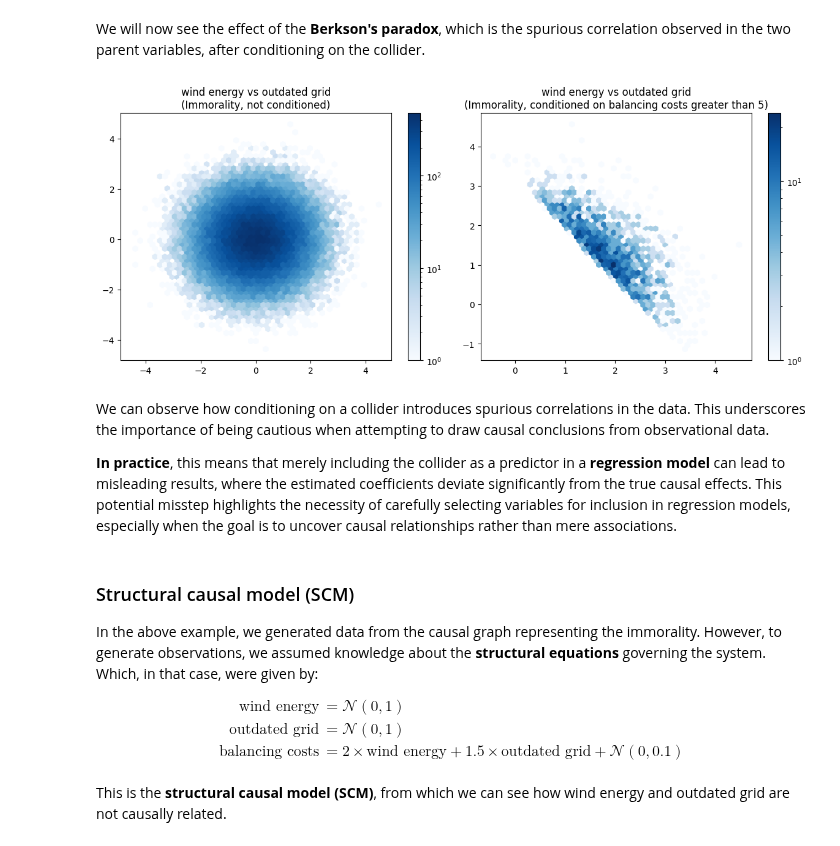
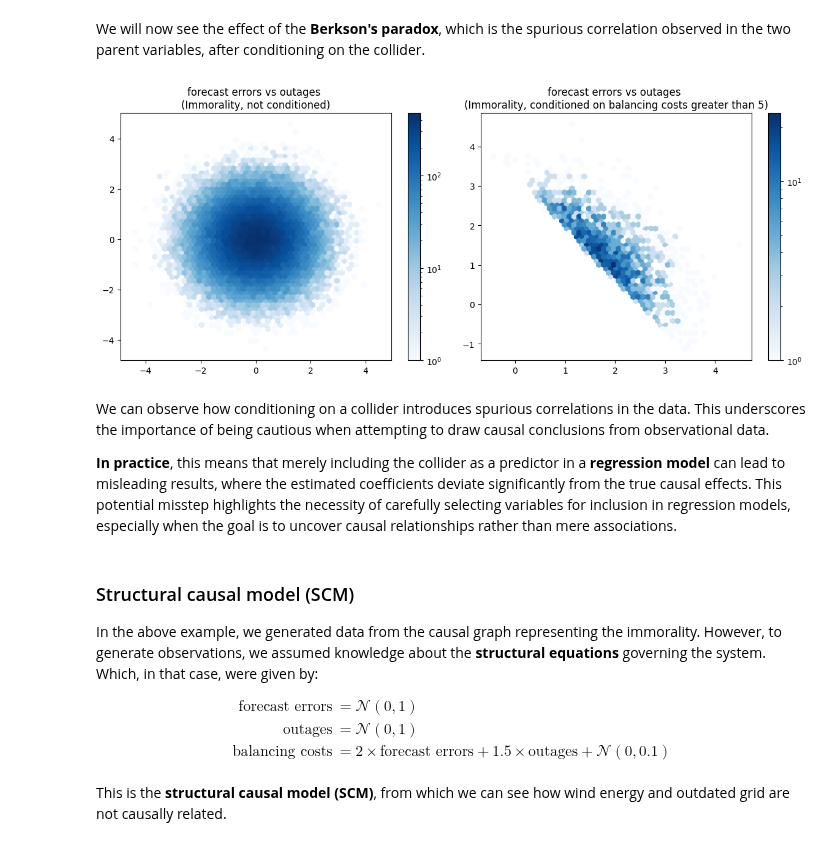
Before and after one commit to dcacciarelli/my-causality-book, a Jupyter notebook: _build/jupyter_execute/notebooks/basic_dag_structures.ipynb, the cells around one changed output. Cells and saved outputs as stored; diff of their text form; code cells hidden in the pictures.

```diff
--- a/_build/jupyter_execute/notebooks/basic_dag_structures.ipynb
+++ b/_build/jupyter_execute/notebooks/basic_dag_structures.ipynb
@@ -64,37 +54,37 @@ We will now see the effect of the **Berkson's paradox**, which is the spurious c
 # %%
 import pandas as pd
 import matplotlib.pyplot as plt
 %matplotlib inline
 import seaborn as sns
 
 # Set the random seed for reproducibility
 np.random.seed(42)
 
 # Generate data for the Immorality example
 n = 100000
-wind_energy = np.random.normal(0, 1, n)
-outdated_grid = np.random.normal(0, 1, n)
-balancing_costs = 2 * wind_energy + 1.5 * outdated_grid + np.random.normal(0, .1, n)  # the collider
+forecast_errors = np.random.normal(0, 1, n)
+outages = np.random.normal(0, 1, n)
+balancing_costs = 2 * forecast_errors + 1.5 * outages + np.random.normal(0, .1, n)  # the collider
 
-data_immorality = pd.DataFrame({'wind energy': wind_energy, 'outdated grid': outdated_grid, 'balancing costs': balancing_costs})
+data_immorality = pd.DataFrame({'forecast errors': forecast_errors, 'outages': outages, 'balancing costs': balancing_costs})
 
 # Setting up the plots
 fig, axes = plt.subplots(1, 2, figsize=(12, 5))
 
 # All the data
-hb1 = axes[0].hexbin(data_immorality['wind energy'], data_immorality['outdated grid'], gridsize=50, cmap='Blues', bins='log')
+hb1 = axes[0].hexbin(data_immorality['forecast errors'], data_immorality['outages'], gridsize=50, cmap='Blues', bins='log')
 cb1 = fig.colorbar(hb1, ax=axes[0])
-axes[0].set_title('wind energy vs outdated grid\n(Immorality, not conditioned)')
+axes[0].set_title('forecast errors vs outages \n(Immorality, not conditioned)')
 
 # After conditioning
 data_immorality_conditioned = data_immorality[data_immorality['balancing costs'] >= 5]
-hb2 = axes[1].hexbin(data_immorality_conditioned['wind energy'], data_immorality_conditioned['outdated grid'], gridsize=50, cmap='Blues', bins='log')
+hb2 = axes[1].hexbin(data_immorality_conditioned['forecast errors'], data_immorality_conditioned['outages'], gridsize=50, cmap='Blues', bins='log')
 cb2 = fig.colorbar(hb2, ax=axes[1])
-axes[1].set_title('wind energy vs outdated grid\n(Immorality, conditioned on balancing costs greater than 5)')
+axes[1].set_title('forecast errors vs outages \n(Immorality, conditioned on balancing costs greater than 5)')
 
 plt.tight_layout()
 # %% [output]
-[figure, old version]
+[figure, new version]
 # %% [markdown]
 We can observe how conditioning on a collider introduces spurious correlations in the data. This underscores the importance of being cautious when attempting to draw causal conclusions from observational data.
 
@@ -105,9 +95,9 @@ We can observe how conditioning on a collider introduces spurious correlations i
 In the above example, we generated data from the causal graph representing the immorality. However, to generate observations, we assumed knowledge about the **structural equations** governing the system. Which, in that case, were given by:
 
 \begin{align}
-    \text{wind energy} &= \mathcal{N}(0,1) \\
-    \text{outdated grid} &= \mathcal{N}(0,1) \\
-    \text{balancing costs} &= 2 \times \text{wind energy} + 1.5 \times \text{outdated grid} + \mathcal{N}(0, 0.1) \\
+    \text{forecast errors} &= \mathcal{N}(0,1) \\
+    \text{outages} &= \mathcal{N}(0,1) \\
+    \text{balancing costs} &= 2 \times \text{forecast errors} + 1.5 \times \text{outages} + \mathcal{N}(0, 0.1) \\
 \end{align}
 
 This is the **structural causal model (SCM)**, from which we can see how wind energy and outdated grid are not causally related.
```
Also changed, not shown: parts of 6 cells of this notebook, 40 other files.
